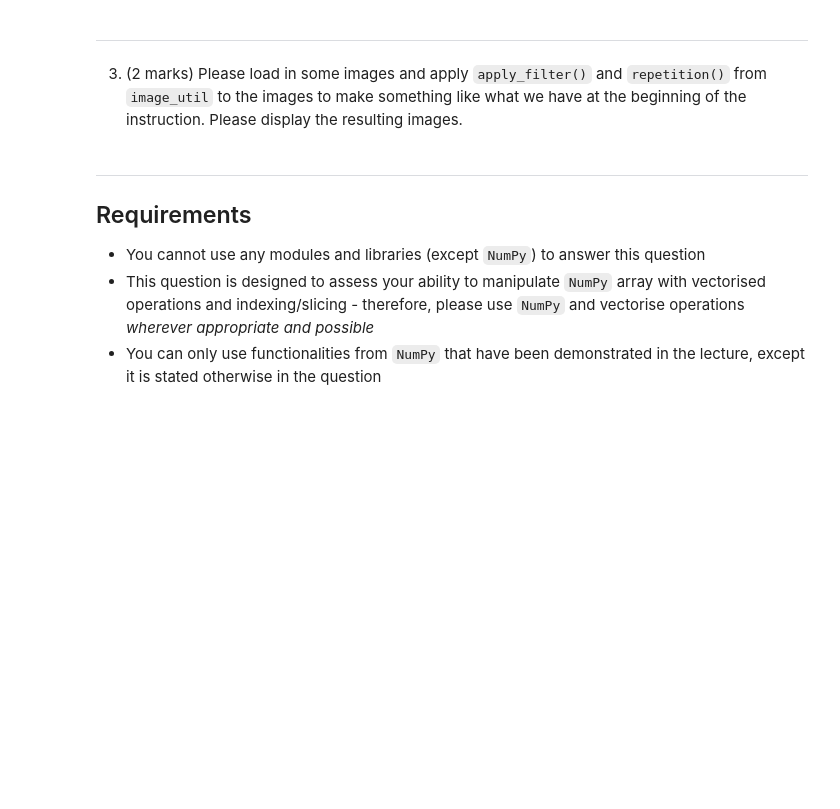
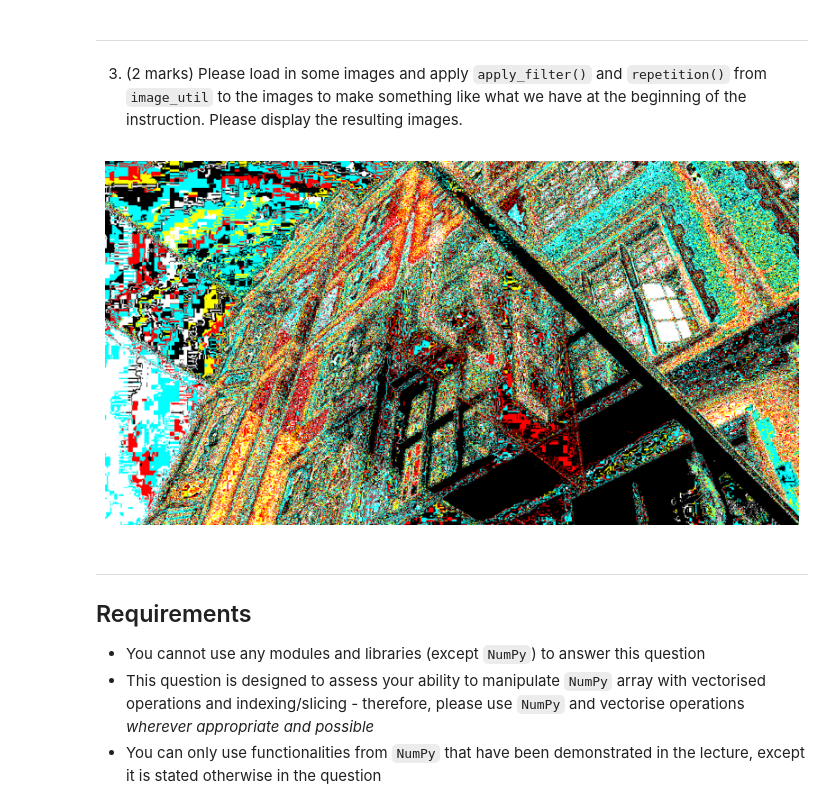
Before and after one commit to crypanon/ST101-Summative-2, a Jupyter notebook: src/image_part_b.ipynb, the cells around one changed output. Drawn from its saved outputs; the diff is of its cells as text; code cells hidden in the pictures; blank space fills up the shorter version.

```diff
--- a/src/image_part_b.ipynb
+++ b/src/image_part_b.ipynb
@@ -51,8 +51,27 @@ Note:
 
     <img src="../figs/demo_filter_1.png" width=1000/>
 # %%
-## please write the function definition for apply_filter() here. You can also skip this and attempt part 2 directly
-## for this part, no need to worry about repeated code part 2, or Q3a part 3
+import numpy as np
+
+def apply_filter(image, colours):
+    def euclidean_distance(pixel, colour):
+        return np.sqrt(np.sum((pixel - colour) ** 2))
+
+    new_image = np.copy(image)
+
+    for i in range(image.shape[0]):
+        for j in range(image.shape[1]):
+            pixel = image[i, j]
+            min_similarity = float('inf')
+            closest_colour = None
+            for colour in colours:
+                similarity = euclidean_distance(pixel, colour)
+                if similarity < min_similarity:
+                    min_similarity = similarity
+                    closest_colour = colour
+            new_image[i, j] = closest_colour
+
+    return new_image
 # %% [markdown]
 ---
 
@@ -83,6 +102,17 @@ Note:
 3. (2 marks) Please load in some images and apply `apply_filter()` and `repetition()` from `image_util` to the images to make something like what we have at the beginning of the instruction. Please display the resulting images.
 # %%
 ## your code
+import image_util
+lse = image_util.load('../data/lse.jpg')
+
+colours = (np.array([255, 0, 0], dtype=np.uint8),   #red
+          np.array([255, 255, 0], dtype=np.uint8),  # yellow
+          np.array([0, 255, 255], dtype=np.uint8),  #aqua
+          np.array([255, 255, 255], dtype=np.uint8), #black
+          np.array([0, 0, 0], dtype=np.uint8)) #white
+image_util.show(apply_filter(lse, colours))
+# %% [output]
+[figure, added]
 # %% [markdown]
 ---
 
```
Also changed, not shown: 2 other files.
